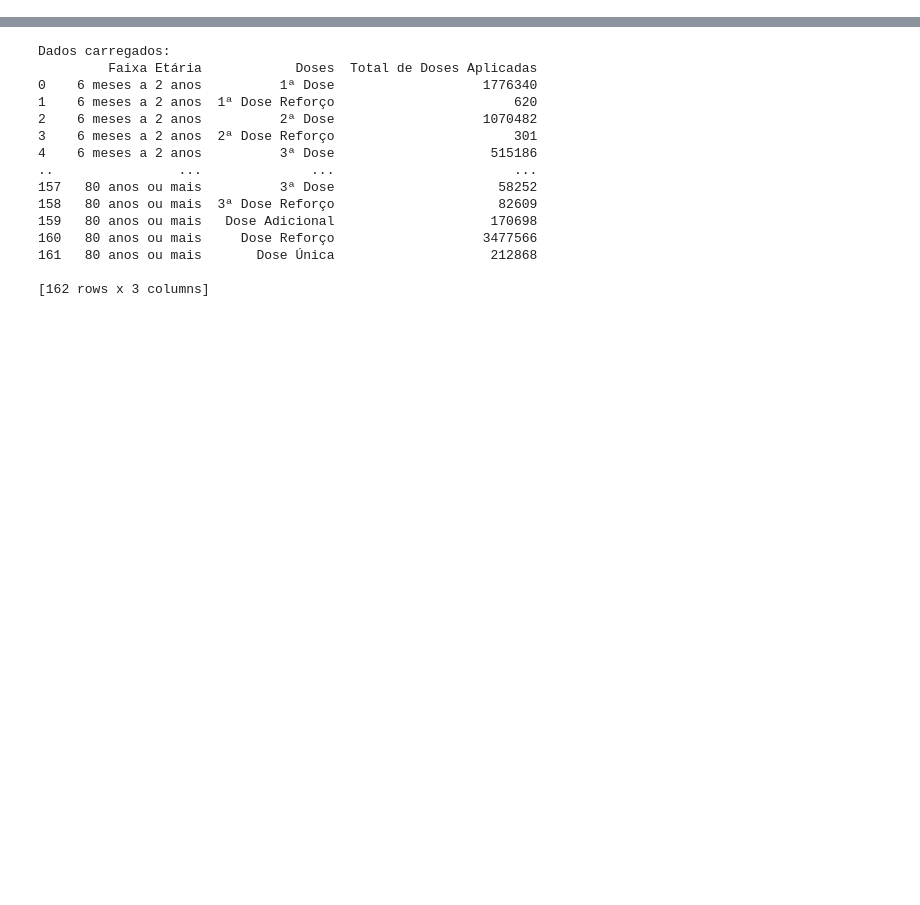
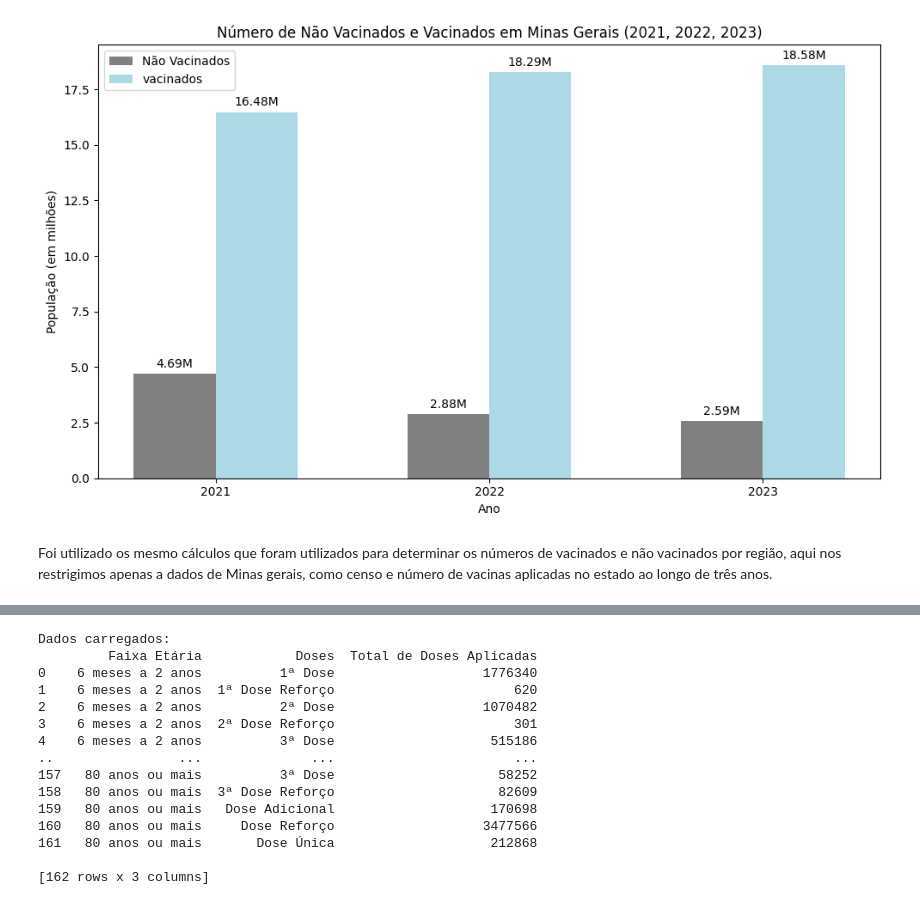
Before and after one commit to matheusOliver28/covid, a Jupyter notebook: Untitled1.ipynb, the cells around one changed output, grey strips where cells are left out. Cells and saved outputs as stored; diff of their text form; code cells hidden in the pictures; blank space fills up the shorter version.

```diff
--- a/Untitled1.ipynb
+++ b/Untitled1.ipynb
@@ -721,0 +229,52 @@ Interpretações possíveis:
+# %%
+import pandas as pd
+import matplotlib.pyplot as plt
+import numpy as np
+
+# Criando o DataFrame com os dados fornecidos, sem a coluna de segunda dose
+dados = {
+    'Ano': [2021, 2022, 2023],
+    'Nao_Vacinados': [4690273, 2878502, 2592913],
+    '1ª Dose': [16478318, 18290289, 18575878]
+}
+df_combinado = pd.DataFrame(dados)
+
+# Dados para o gráfico
+anos = df_combinado['Ano']
+nao_vacinados = df_combinado['Nao_Vacinados'] / 1_000_000  # Convertendo para milhões
+primeira_dose = df_combinado['1ª Dose'] / 1_000_000
+
+# Configuração das barras
+largura = 0.3  # Largura das barras
+x = np.arange(len(anos))  # Posições das barras
+
+fig, ax = plt.subplots(figsize=(10, 6))
+
+# Plotando as barras para cada categoria
+bars_nao_vacinados = ax.bar(x - largura/2, nao_vacinados, largura, label='Não Vacinados', color='gray')
+bars_primeira_dose = ax.bar(x + largura/2, primeira_dose, largura, label='vacinados', color='lightblue')
+
+# Adicionando anotações de valores acima das barras
+for bars in [bars_nao_vacinados, bars_primeira_dose]:
+    for bar in bars:
+        height = bar.get_height()
+        ax.annotate(f'{height:.2f}M',
+                    xy=(bar.get_x() + bar.get_width() / 2, height),
+                    xytext=(0, 3),  # 3 pontos acima
+                    textcoords="offset points",
+                    ha='center', va='bottom')
+
+# Configurações do gráfico
+ax.set_xlabel('Ano')
+ax.set_ylabel('População (em milhões)')
+ax.set_title('Número de Não Vacinados e Vacinados em Minas Gerais (2021, 2022, 2023)')
+ax.set_xticks(x)
+ax.set_xticklabels(anos)
+ax.legend()
+
+plt.tight_layout()  # Ajuste do layout
+plt.show()
+# %% [output]
+[figure, added]
+# %% [markdown]
+Foi utilizado os mesmo cálculos que foram utilizados para determinar os números de vacinados e não vacinados por região, aqui nos restrigimos apenas a dados de Minas gerais, como censo e número de vacinas aplicadas no estado ao longo de três anos.
```
Also changed, not shown: parts of 33 cells of this notebook.
